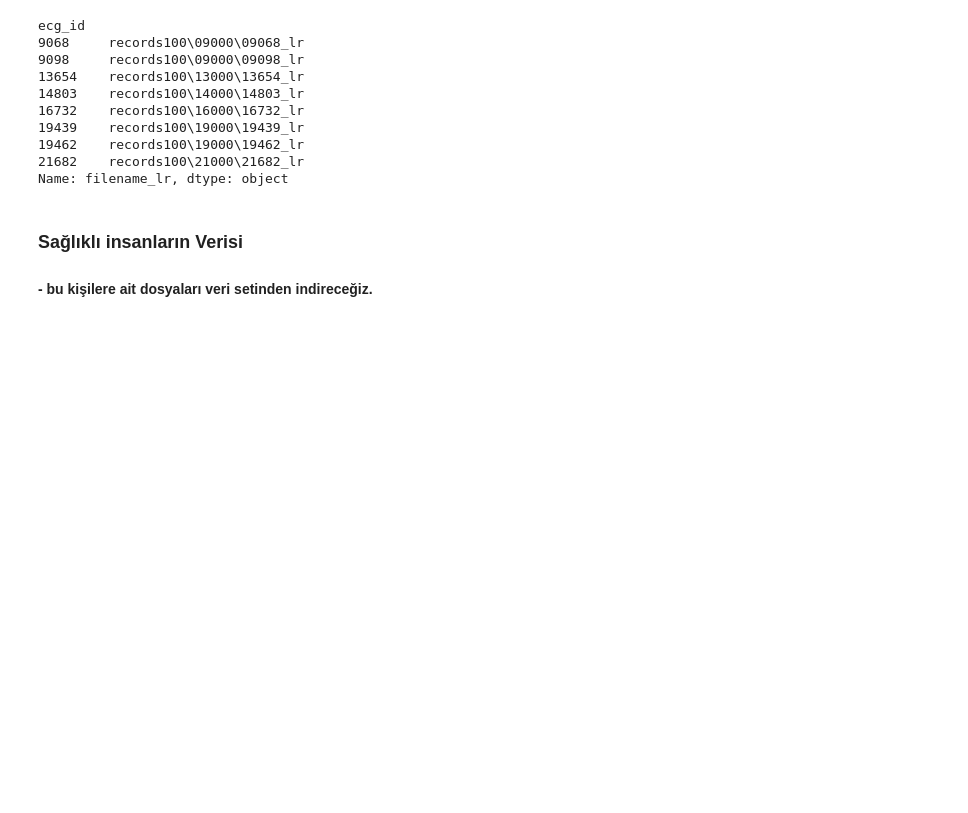
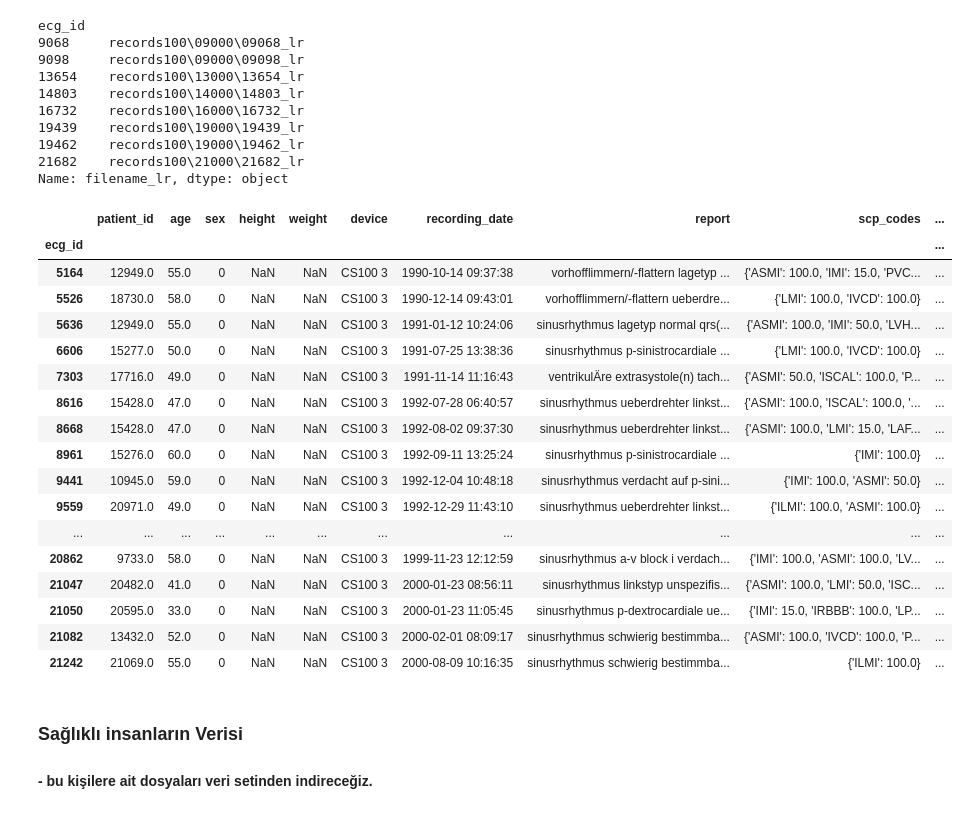
Before and after one commit to cem-cagatay/elec447, a Jupyter notebook: elec447_project.ipynb, the cells around one changed output. Drawn from its saved outputs; the diff is of its cells as text; code cells hidden in the pictures; blank space fills up the shorter version.

```diff
--- a/elec447_project.ipynb
+++ b/elec447_project.ipynb
@@ -266,3 +310,24 @@ Y['diagnostic_superclass'] = Y.scp_codes.apply(aggregate_diagnostic)
+# %%
+filtered_df[filtered_df.sex == 0]
+# %% [output]
+|  | patient_id | age | sex | height | weight | device | recording_date | report | scp_codes | ... |
+| ecg_id |  |  |  |  |  |  |  |  |  | ... |
+| 5164 | 12949.0 | 55.0 | 0 | NaN | NaN | CS100 3 | 1990-10-14 09:37:38 | vorhofflimmern/-flattern lagetyp ... | {'ASMI': 100.0, 'IMI': 15.0, 'PVC... | ... |
+| 5526 | 18730.0 | 58.0 | 0 | NaN | NaN | CS100 3 | 1990-12-14 09:43:01 | vorhofflimmern/-flattern ueberdre... | {'LMI': 100.0, 'IVCD': 100.0} | ... |
+| 5636 | 12949.0 | 55.0 | 0 | NaN | NaN | CS100 3 | 1991-01-12 10:24:06 | sinusrhythmus lagetyp normal qrs(... | {'ASMI': 100.0, 'IMI': 50.0, 'LVH... | ... |
+| 6606 | 15277.0 | 50.0 | 0 | NaN | NaN | CS100 3 | 1991-07-25 13:38:36 | sinusrhythmus p-sinistrocardiale ... | {'LMI': 100.0, 'IVCD': 100.0} | ... |
+| 7303 | 17716.0 | 49.0 | 0 | NaN | NaN | CS100 3 | 1991-11-14 11:16:43 | ventrikulÄre extrasystole(n) tach... | {'ASMI': 50.0, 'ISCAL': 100.0, 'P... | ... |
+| 8616 | 15428.0 | 47.0 | 0 | NaN | NaN | CS100 3 | 1992-07-28 06:40:57 | sinusrhythmus ueberdrehter linkst... | {'ASMI': 100.0, 'ISCAL': 100.0, '... | ... |
+| 8668 | 15428.0 | 47.0 | 0 | NaN | NaN | CS100 3 | 1992-08-02 09:37:30 | sinusrhythmus ueberdrehter linkst... | {'ASMI': 100.0, 'LMI': 15.0, 'LAF... | ... |
+| 8961 | 15276.0 | 60.0 | 0 | NaN | NaN | CS100 3 | 1992-09-11 13:25:24 | sinusrhythmus p-sinistrocardiale ... | {'IMI': 100.0} | ... |
+| 9441 | 10945.0 | 59.0 | 0 | NaN | NaN | CS100 3 | 1992-12-04 10:48:18 | sinusrhythmus verdacht auf p-sini... | {'IMI': 100.0, 'ASMI': 50.0} | ... |
+| 9559 | 20971.0 | 49.0 | 0 | NaN | NaN | CS100 3 | 1992-12-29 11:43:10 | sinusrhythmus ueberdrehter linkst... | {'ILMI': 100.0, 'ASMI': 100.0} | ... |
+| ... | ... | ... | ... | ... | ... | ... | ... | ... | ... | ... |
+| 20862 | 9733.0 | 58.0 | 0 | NaN | NaN | CS100 3 | 1999-11-23 12:12:59 | sinusrhythmus a-v block i verdach... | {'IMI': 100.0, 'ASMI': 100.0, 'LV... | ... |
+| 21047 | 20482.0 | 41.0 | 0 | NaN | NaN | CS100 3 | 2000-01-23 08:56:11 | sinusrhythmus linkstyp unspezifis... | {'ASMI': 100.0, 'LMI': 50.0, 'ISC... | ... |
+| 21050 | 20595.0 | 33.0 | 0 | NaN | NaN | CS100 3 | 2000-01-23 11:05:45 | sinusrhythmus p-dextrocardiale ue... | {'IMI': 15.0, 'IRBBB': 100.0, 'LP... | ... |
+| 21082 | 13432.0 | 52.0 | 0 | NaN | NaN | CS100 3 | 2000-02-01 08:09:17 | sinusrhythmus schwierig bestimmba... | {'ASMI': 100.0, 'IVCD': 100.0, 'P... | ... |
+| 21242 | 21069.0 | 55.0 | 0 | NaN | NaN | CS100 3 | 2000-08-09 10:16:35 | sinusrhythmus schwierig bestimmba... | {'ILMI': 100.0} | ... |
 # %% [markdown]
 ### Sağlıklı insanların Verisi
 #### - bu kişilere ait dosyaları veri setinden indireceğiz.
```
Also changed, not shown: parts of 39 cells of this notebook, 30 other files.
